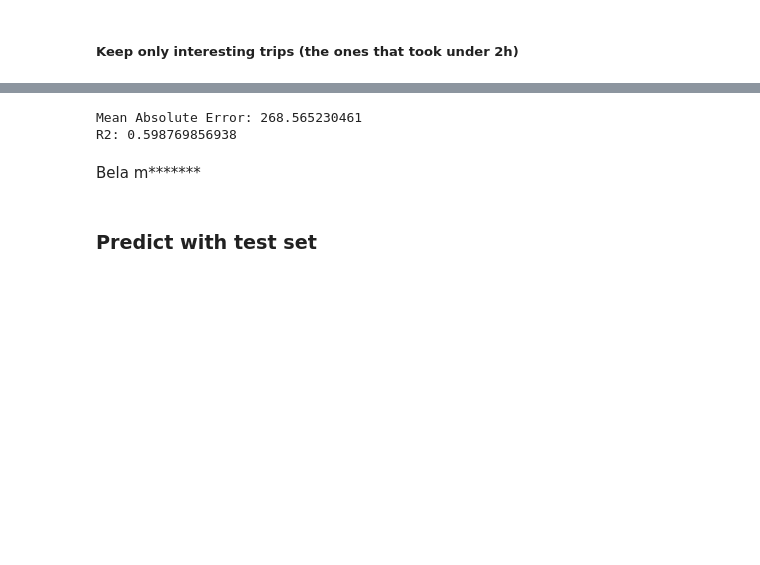
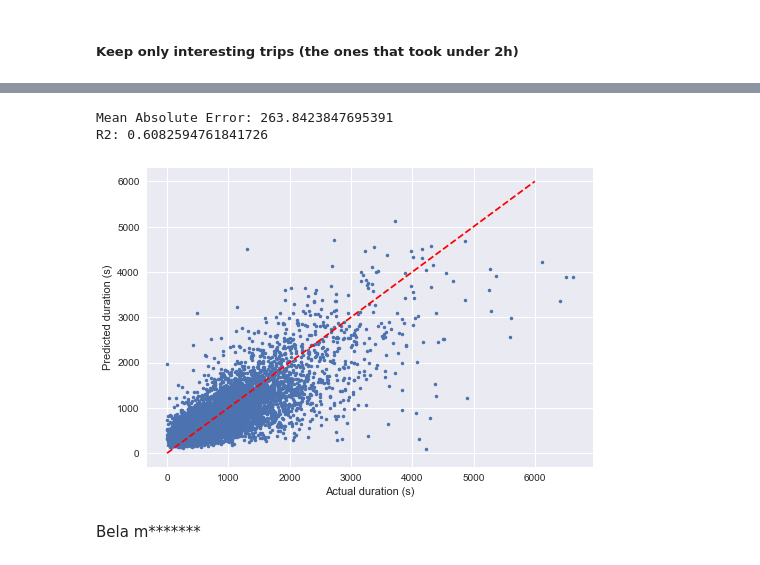
Before and after one commit to AlexGomesDS/New-York-City-Taxi-Trip-Duration, a Jupyter notebook: src/notebook.ipynb, the cells around one changed output, grey strips where cells are left out. Drawn from its saved outputs; the diff is of its cells as text; code cells hidden in the pictures; blank space fills up the shorter version.

Commit message:
[UPD] - Minor bug fixes and added y_red Vs y_true Correlation plot to the evaluation metrics

```diff
--- a/src/notebook.ipynb
+++ b/src/notebook.ipynb
@@ -45,7 +46,10 @@ longitude_scaler = preprocessing.StandardScaler().fit(
 # Creating three new features: weekday, hour and trip duration and add them to an engineered dataset.
  # Do this inside a function so we don't have to repeat it to the test set
 def append_features(dataset):
-    dataset_eng = dataset.copy().drop(['Unnamed: 0','id','vendor_id'],axis=1)
+    #drop some unnecessary columns if they exist
+    columns_to_be_dropped = [ i for i in ['Unnamed: 0','id','vendor_id'] if i in dataset.columns]
+    dataset_eng = dataset.copy().drop(columns_to_be_dropped, axis=1)
+    #Create time features (hour and weekday)
     dataset_eng['pickup_datetime'] = dataset_eng.pickup_datetime.apply(lambda x: datetime.strptime(x,'%Y-%m-%d %H:%M:%S'))
     dataset_eng['pickup_weekday'] = dataset_eng.pickup_datetime.apply(datetime.weekday)
     dataset_eng['pickup_hour'] = dataset_eng.pickup_datetime.apply(lambda x: x.hour)
@@ -182,11 +190,21 @@ y_pred = np.int64(neigh.predict(X_test).round())
 # %%
-print("Mean Absolute Error: {}".format(metrics.mean_absolute_error(y_test, y_pred)))
-#print("Mean Squared Logarithmic Error: {}".format(metrics.mean_absolute_log_error(y_test, y_pred)))  > try later
-print("R2: {}".format(metrics.r2_score(y_test,y_pred)))
+neigh = KNeighborsRegressor(n_neighbors=5, weights = 'distance')
+neigh.fit(X_train, y_train)
+y_pred = np.int64(neigh.predict(X_test).round())
+
+def evaluate(y_test, y_pred):
+    print("Mean Absolute Error: {}".format(metrics.mean_absolute_error(y_test, y_pred)))
+    #print("Mean Squared Logarithmic Error: {}".format(metrics.mean_squared_log_error(y_test, y_pred))) # > try later
+    print("R2: {}".format(metrics.r2_score(y_test,y_pred)))
+    fig2 = plt.plot(y_test,y_pred,'.',[0,6000],[0,6000],'r--')
+    plt.xlabel('Actual duration (s)')
+    plt.ylabel('Predicted duration (s)')
+    plt.show()
+
+evaluate(y_test, y_pred)
 # %% [output]
-Mean Absolute Error: 268.565230461
-R2: 0.598769856938
+Mean Absolute Error: 263.8423847695391
+R2: 0.6082594761841726
+[figure, added]
 # %% [markdown]
 Bela m*******
-# %% [markdown]
-### Predict with test set
```
Also changed, not shown: parts of 14 cells of this notebook.
